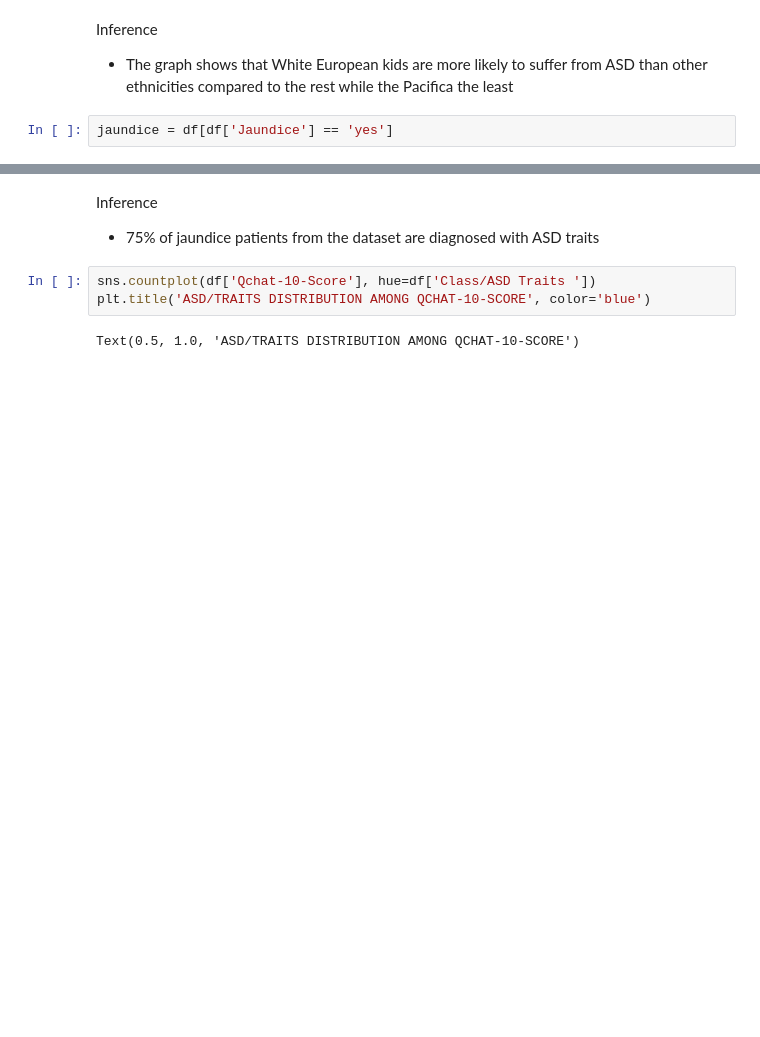
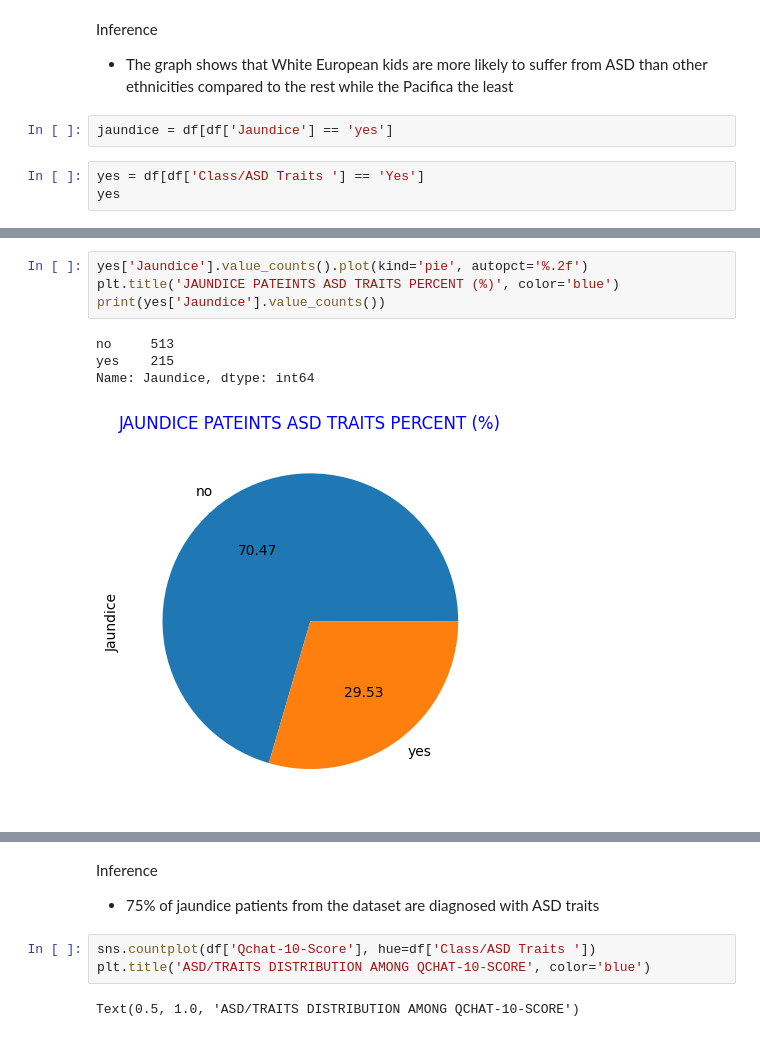
Before and after one commit to ChibuikeOnuba/AUTISM-DIAGNOSIS-PREDICTION-IN-TODDLERS, a Jupyter notebook: Autism prediction.ipynb, the cells around one changed output, grey strips where cells are left out. Drawn from its saved outputs; the diff is of its cells as text; blank space fills up the shorter version.

```diff
--- a/Autism prediction.ipynb
+++ b/Autism prediction.ipynb
@@ -150,3 +165,6 @@ Inference
 * The graph shows that White European kids are more likely to suffer from ASD than other ethnicities compared to the rest while the Pacifica the least
 # %%
 jaundice = df[df['Jaundice'] == 'yes']
+# %%
+yes = df[df['Class/ASD Traits '] == 'Yes']
+yes
@@ -153,3 +185,12 @@ jaundice = df[df['Jaundice'] == 'yes']
+# %%
+yes['Jaundice'].value_counts().plot(kind='pie', autopct='%.2f')
+plt.title('JAUNDICE PATEINTS ASD TRAITS PERCENT (%)', color='blue')
+print(yes['Jaundice'].value_counts())
+# %% [output]
+no     513
+yes    215
+Name: Jaundice, dtype: int64
+[figure, added]
 # %%
 jaundice['Class/ASD Traits '].value_counts().plot(kind='pie', autopct='%.2f')
 plt.title('JAUNDICE PATEINTS ASD TRAITS PERCENT (%)', color='blue')
```
Also changed, not shown: parts of 8 cells of this notebook, 3 other files.
